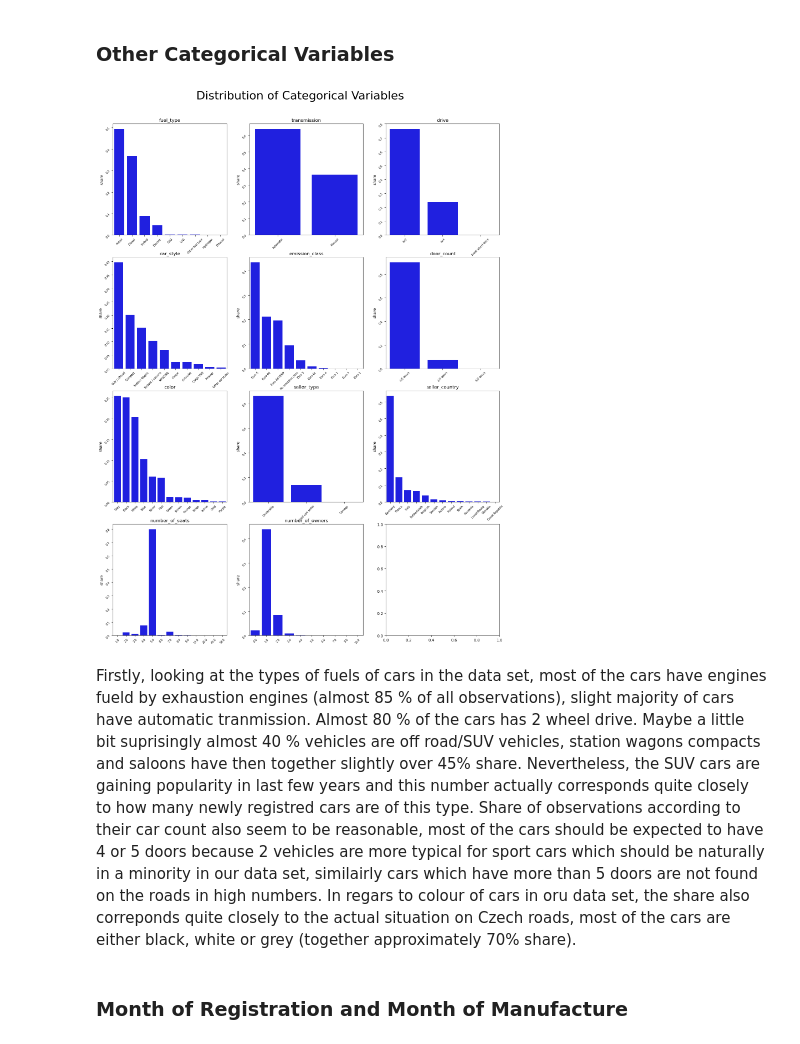
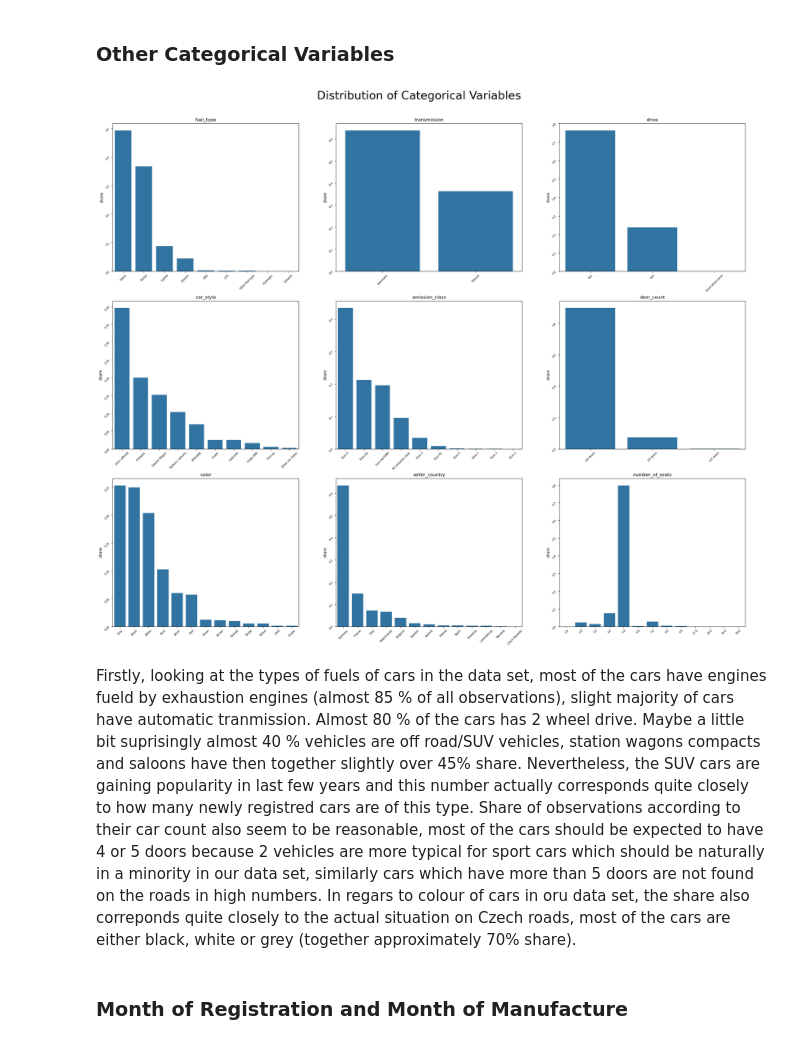
Before and after one commit to honzaz1234/ml_cars, a Jupyter notebook: reports/data_exploration.ipynb, the cells around one changed output. Cells and saved outputs as stored; diff of their text form; code cells hidden in the pictures.

```diff
--- a/reports/data_exploration.ipynb
+++ b/reports/data_exploration.ipynb
@@ -15,9 +15,14 @@ from functions import *
 from matplotlib.dates import DateFormatter
 # %%
 #graphics set up
+palette_1 = sns.color_palette()
+p_1_hex = palette_1.as_hex()
+p_1_blue = palette_1[0]
+p_1_red = palette_1[3]
+palette_2 = sns.color_palette("Paired")
 #single plot set up
-fig_width = 12
-fig_height = 12
+fig_width = 10
+fig_height = 8
 ##grid plots set up
 fontsize_grid = 30
 y_grid = 0.93
@@ -36,12 +43,18 @@ data.head()
 # %%
 #constants
 date_download = datetime.datetime(2023, 3, 24) #date on which the data set was downloaded
-month_download = datetime.datetime(2023, 3, 1)
+month_download = datetime.datetime(2023, 3, 1) #first day of month the data set was downloaded
+
 ## categorical variables to be showed in plots
 cat_cols_grid = ['fuel_type', 'transmission', 'drive', 'car_style',
-                'emission_class', 'door_count', 'color', 'seller_type', 'seller_country', 'number_of_seats', 'number_of_owners']
-numerical_cols_grid = ['cubic_capacity', 'power', 'number_of_seats',
+                'emission_class', 'door_count', 'color', 'seller_country', 'number_of_seats']
+
+## numerical variables to be showed in plots
+numerical_cols_grid = ['cubic_capacity', 'power',
                         'fuel_consumption_combined', 'carbon_dioxide_emission', 'mileage', 'price']
+
+##minimal number of observations for carmaker to be included in the plot separatedly
+carmaker_min = 5000
 # %% [markdown]
 ## Data Types
 # %%
@@ -151,34 +157,39 @@ Looking at the barplot with shares of individual carmakers, we can see that they
 ### Other Categorical Variables
 # %%
 n_rows = math.ceil(len(cat_cols_grid) / 3)
-fig, axes = plt.subplots(nrows=n_rows, ncols=3, figsize=(18, 24))
+fig, axes = plt.subplots(
+    nrows=n_rows,
+    ncols=3,
+    figsize=(fig_width*3,
+             n_rows*fig_height))
 fig.suptitle(
     'Distribution of Categorical Variables',
     fontsize=fontsize_grid,
     y=y_grid)
 row_ind = 0
 col_ind = -1
 for ind in range(len(cat_cols_grid)):
     row_ind = math.floor(ind / 3)
     col_ind += 1
     df_share = create_share_df(
     df=data,
-    col=cat_cols_grid[ind]
+    col=cat_cols_grid[ind],
+    color=p_1_blue
     )
     sns.barplot(data=df_share,
                 x=df_share.index,
                 y="share",
-                color="blue",
+                color=p_1_blue,
                 ax=axes[row_ind, col_ind])
     axes[row_ind, col_ind].set_xlabel(None)
     axes[row_ind, col_ind].tick_params(labelsize=7, labelrotation=45)
     axes[row_ind, col_ind].set_title(cat_cols_grid[ind])
     if col_ind == 2:
         col_ind = -1
 # %% [output]
-[figure, old version]
+[figure, new version]
 # %% [markdown]
-Firstly, looking at the types of fuels of cars in the data set, most of the cars have engines fueld by exhaustion engines (almost 85 % of all observations), slight majority of cars have automatic tranmission. Almost 80 % of the cars has 2 wheel drive. Maybe a little bit suprisingly almost 40 % vehicles are off road/SUV vehicles, station wagons compacts and saloons have then together slightly over 45% share. Nevertheless, the SUV cars are gaining popularity in last few years and this number actually corresponds quite closely to how many newly registred cars are of this type. Share of observations according to their car count also seem to be reasonable, most of the cars should be expected to have 4 or 5 doors because 2 vehicles are more typical for sport cars which should be naturally in a minority in our data set, similairly cars which have more than 5 doors are not found on the roads in high numbers. In regars to colour of cars in oru data set, the share also correponds quite closely to the actual situation on Czech roads, most of the cars are either black, white or grey (together approximately 70% share).
+Firstly, looking at the types of fuels of cars in the data set, most of the cars have engines fueld by exhaustion engines (almost 85 % of all observations), slight majority of cars have automatic tranmission. Almost 80 % of the cars has 2 wheel drive. Maybe a little bit suprisingly almost 40 % vehicles are off road/SUV vehicles, station wagons compacts and saloons have then together slightly over 45% share. Nevertheless, the SUV cars are gaining popularity in last few years and this number actually corresponds quite closely to how many newly registred cars are of this type. Share of observations according to their car count also seem to be reasonable, most of the cars should be expected to have 4 or 5 doors because 2 vehicles are more typical for sport cars which should be naturally in a minority in our data set, similarly cars which have more than 5 doors are not found on the roads in high numbers. In regars to colour of cars in oru data set, the share also correponds quite closely to the actual situation on Czech roads, most of the cars are either black, white or grey (together approximately 70% share).
 # %% [markdown]
 ### Month of Registration and Month of Manufacture
 # %%
```
Also changed, not shown: parts of 16 cells of this notebook.
